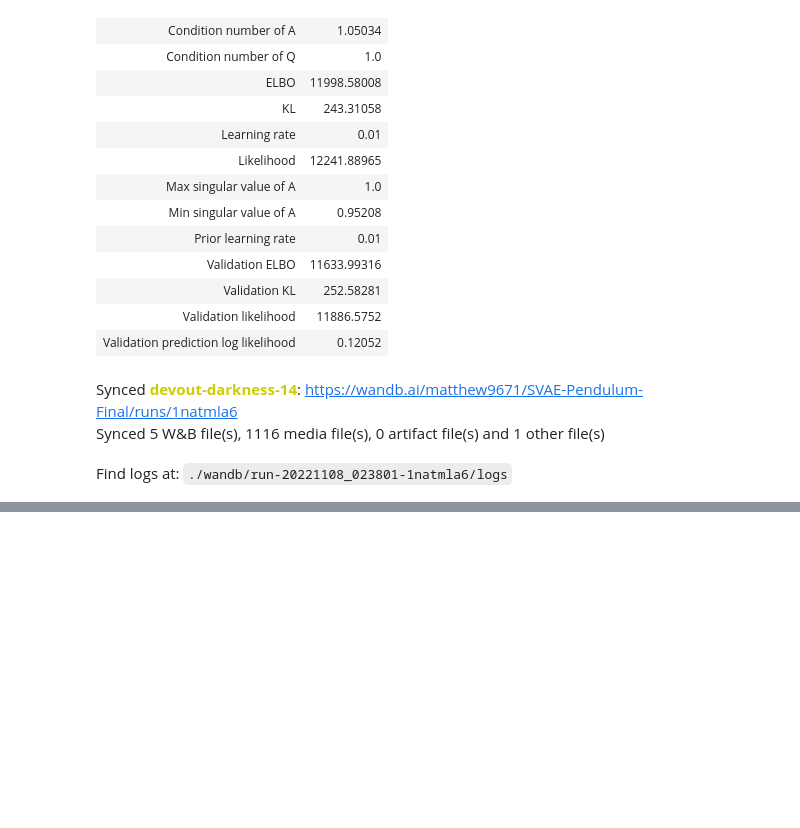
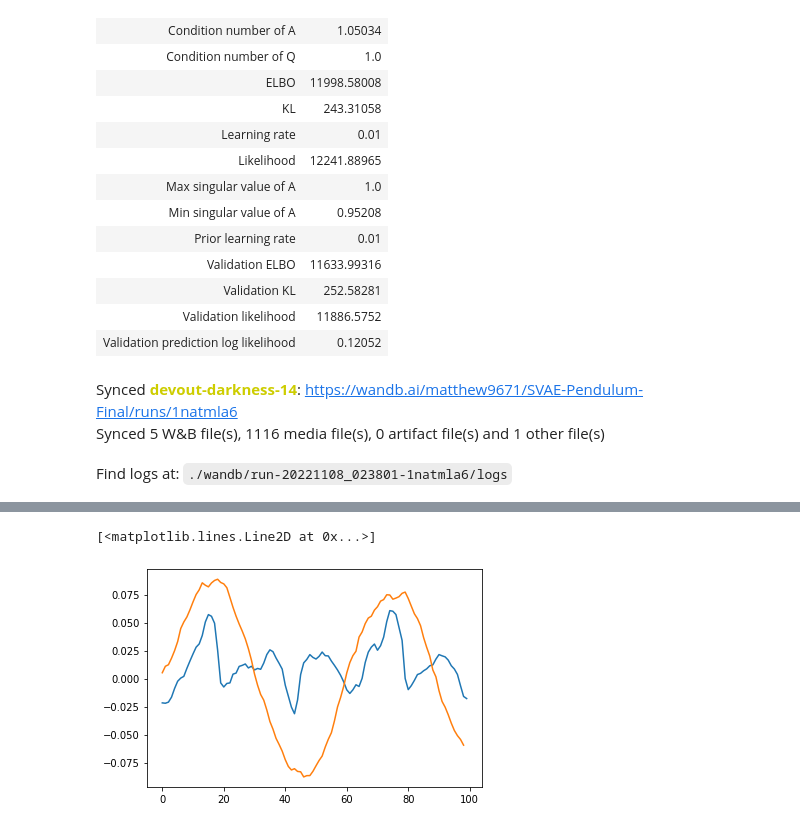
Before and after one commit to matthew9671/MattLab, a Jupyter notebook: Revisiting_SVAE.ipynb, the cells around one changed output, grey strips where cells are left out. Cells and saved outputs as stored; diff of their text form; code cells hidden in the pictures; blank space fills up the shorter version.

```diff
--- a/Revisiting_SVAE.ipynb
+++ b/Revisiting_SVAE.ipynb
@@ -3571,0 +3655,6 @@ run_variations = {
+# %%
+plt.plot(Ex @ W_omega)
+plt.plot(omegas)
+# %% [output]
+[<matplotlib.lines.Line2D at 0x...>]
+[figure, added]
```
Also changed, not shown: parts of 23 cells of this notebook.
